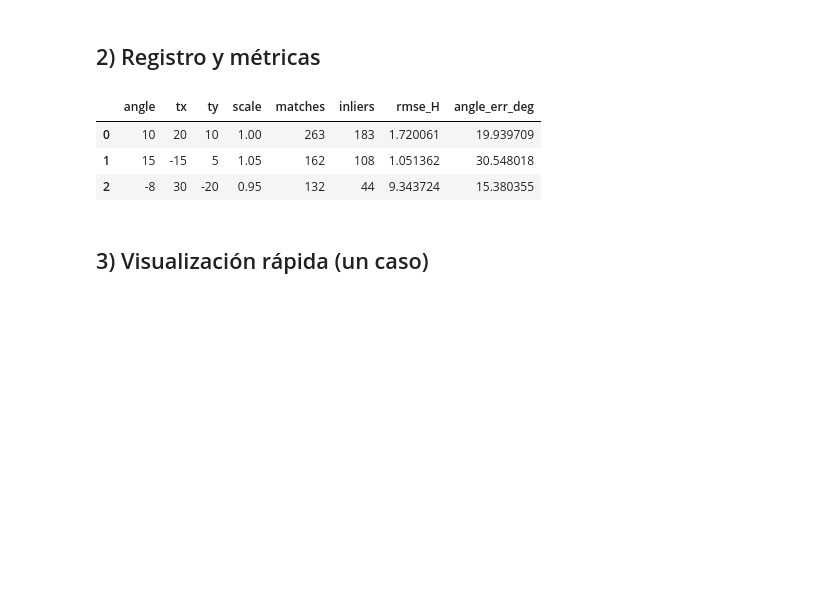
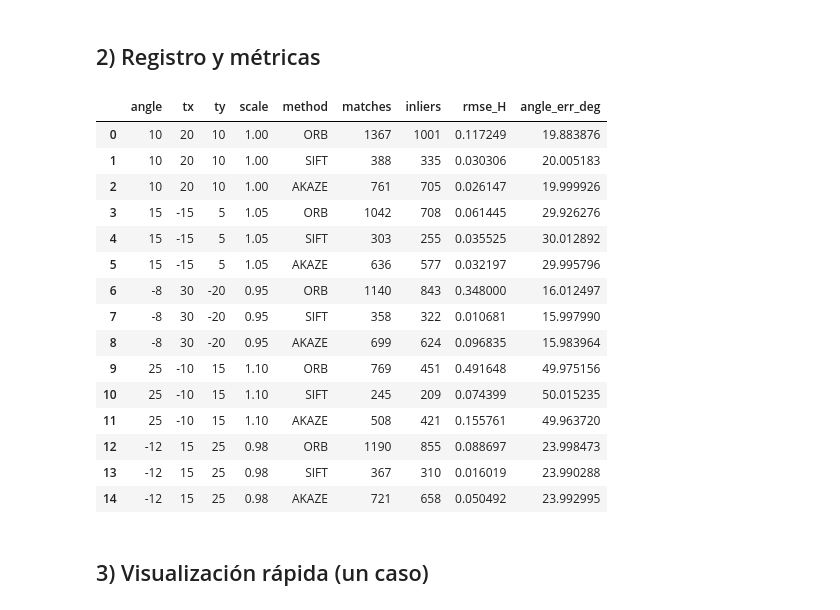
Before and after one commit to NeuroVisionUNAL2025/taller_2, a Jupyter notebook: notebooks/02_synthetic_validation.ipynb, the cells around one changed output. Saved outputs shown, nothing was run; the diff lists cells and outputs as text; code cells hidden in the pictures; blank space fills up the shorter version.

```diff
--- a/notebooks/02_synthetic_validation.ipynb
+++ b/notebooks/02_synthetic_validation.ipynb
@@ -52,37 +94,51 @@ len(configs)
 # %%
 def estimate_angle_from_H(H):
     # Aproximación: ángulo a partir de submatriz rotacional normalizada
     a = math.degrees(math.atan2(H[1,0], H[0,0]))
     return a
 
 rows = []
+methods = ["ORB", "SIFT", "AKAZE"]
 for cfg in configs:
-    img1, img2, H_gt = synthetic_affine_pair(base, angle_deg=cfg["angle"], tx=cfg["tx"], ty=cfg["ty"], scale=cfg["scale"])
-    # ORB por velocidad
-    k1, d1 = detect_and_describe(img1, method="ORB")
-    k2, d2 = detect_and_describe(img2, method="ORB")
-    matches = match_descriptors(d1, d2, strategy="BF", ratio=0.75)
-    if len(matches) < 4:
-        rows.append({**cfg, "matches": len(matches), "inliers": 0, "rmse_H": None, "angle_err_deg": None})
-        continue
-    H_est, mask = estimate_homography(k1, k2, matches, ransac_thresh=3.0)
-    r = {
-        **cfg,
-        "matches": len(matches),
-        "inliers": int(mask.sum()) if mask is not None else None,
-        "rmse_H": rmse(H_est, H_gt),
-        "angle_err_deg": abs(estimate_angle_from_H(H_est) - cfg["angle"])
-    }
-    rows.append(r)
+    for method in methods:
+        img1, img2, H_gt = synthetic_affine_pair(base, angle_deg=cfg["angle"], tx=cfg["tx"], ty=cfg["ty"], scale=cfg["scale"])
+        k1, d1 = detect_and_describe(img1, method=method)
+        k2, d2 = detect_and_describe(img2, method=method)
+        matches = match_descriptors(d1, d2, strategy="BF", ratio=0.75)
+        if len(matches) < 4:
+            rows.append({**cfg, "method": method, "matches": len(matches), "inliers": 0, "rmse_H": None, "angle_err_deg": None})
+            continue
+        H_est, mask = estimate_homography(k1, k2, matches, ransac_thresh=3.0)
+        r = {
+            **cfg,
+            "method": method,
+            "matches": len(matches),
+            "inliers": int(mask.sum()) if mask is not None else None,
+            "rmse_H": rmse(H_est, H_gt),
+            "angle_err_deg": abs(estimate_angle_from_H(H_est) - cfg["angle"])
+        }
+        rows.append(r)
 
 df = pd.DataFrame(rows)
 df.to_csv(OUT_CSV, index=False)
 df
 # %% [output]
-|  | angle | tx | ty | scale | matches | inliers | rmse_H | angle_err_deg |
-| 0 | 10 | 20 | 10 | 1.00 | 263 | 183 | 1.720061 | 19.939709 |
-| 1 | 15 | -15 | 5 | 1.05 | 162 | 108 | 1.051362 | 30.548018 |
-| 2 | -8 | 30 | -20 | 0.95 | 132 | 44 | 9.343724 | 15.380355 |
+|  | angle | tx | ty | scale | method | matches | inliers | rmse_H | angle_err_deg |
+| 0 | 10 | 20 | 10 | 1.00 | ORB | 1367 | 1001 | 0.117249 | 19.883876 |
+| 1 | 10 | 20 | 10 | 1.00 | SIFT | 388 | 335 | 0.030306 | 20.005183 |
+| 2 | 10 | 20 | 10 | 1.00 | AKAZE | 761 | 705 | 0.026147 | 19.999926 |
+| 3 | 15 | -15 | 5 | 1.05 | ORB | 1042 | 708 | 0.061445 | 29.926276 |
+| 4 | 15 | -15 | 5 | 1.05 | SIFT | 303 | 255 | 0.035525 | 30.012892 |
+| 5 | 15 | -15 | 5 | 1.05 | AKAZE | 636 | 577 | 0.032197 | 29.995796 |
+| 6 | -8 | 30 | -20 | 0.95 | ORB | 1140 | 843 | 0.348000 | 16.012497 |
+| 7 | -8 | 30 | -20 | 0.95 | SIFT | 358 | 322 | 0.010681 | 15.997990 |
+| 8 | -8 | 30 | -20 | 0.95 | AKAZE | 699 | 624 | 0.096835 | 15.983964 |
+| 9 | 25 | -10 | 15 | 1.10 | ORB | 769 | 451 | 0.491648 | 49.975156 |
+| 10 | 25 | -10 | 15 | 1.10 | SIFT | 245 | 209 | 0.074399 | 50.015235 |
+| 11 | 25 | -10 | 15 | 1.10 | AKAZE | 508 | 421 | 0.155761 | 49.963720 |
+| 12 | -12 | 15 | 25 | 0.98 | ORB | 1190 | 855 | 0.088697 | 23.998473 |
+| 13 | -12 | 15 | 25 | 0.98 | SIFT | 367 | 310 | 0.016019 | 23.990288 |
+| 14 | -12 | 15 | 25 | 0.98 | AKAZE | 721 | 658 | 0.050492 | 23.992995 |
 # %% [markdown]
 ## 3) Visualización rápida (un caso)
 # %%
```
Also changed, not shown: parts of 8 cells of this notebook.
